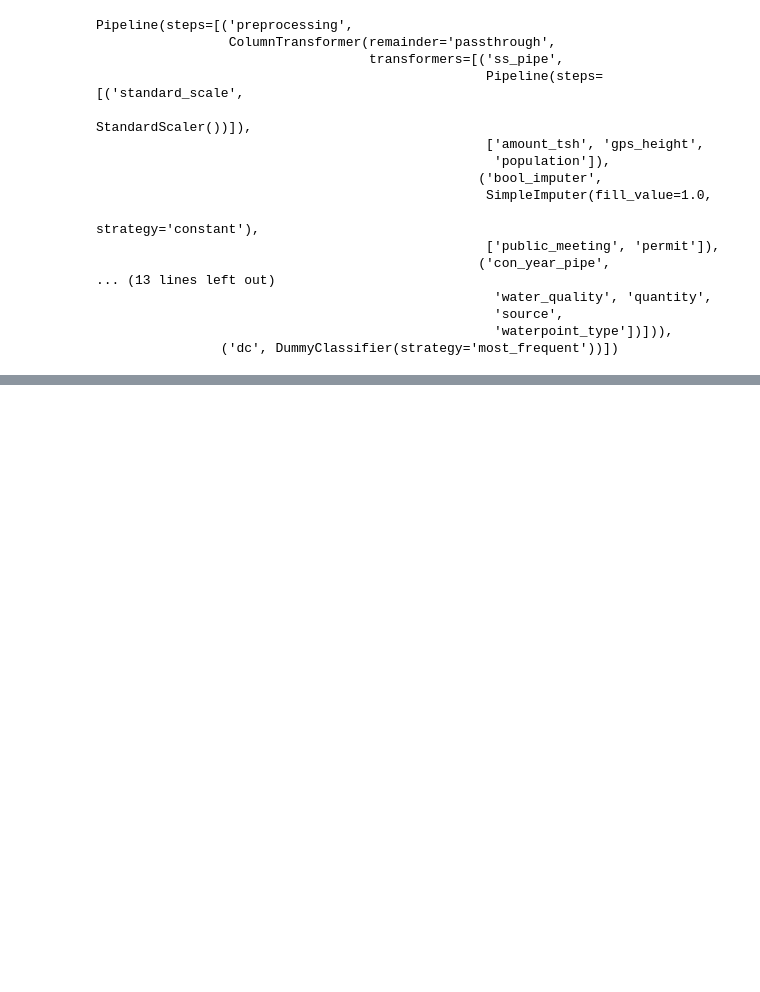
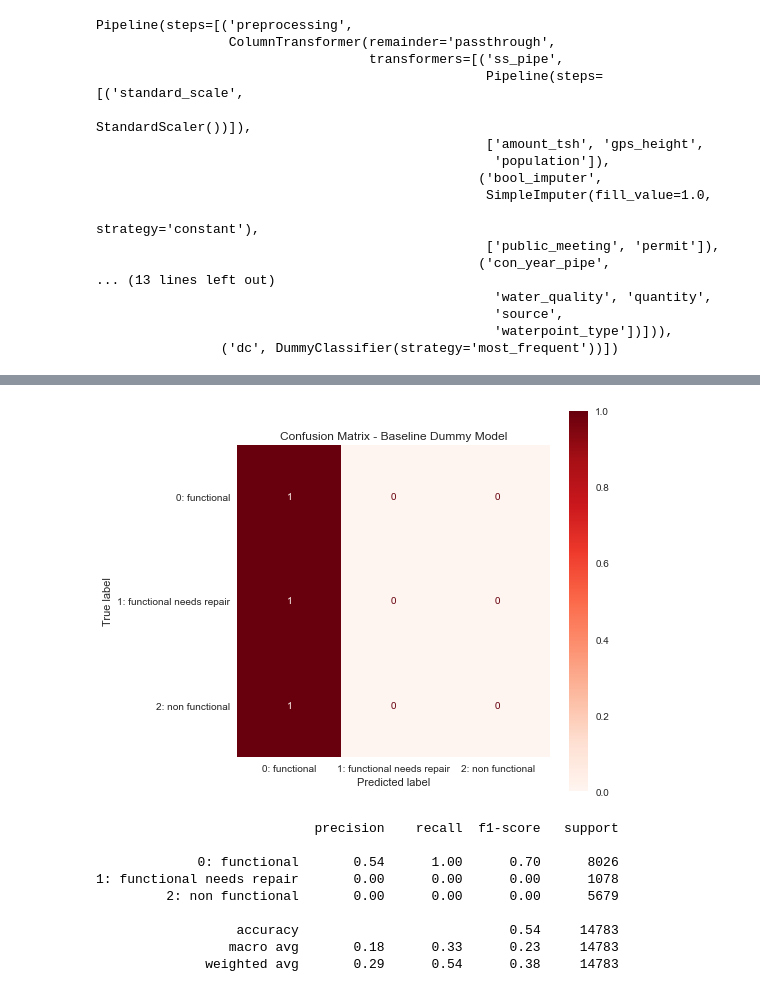
Before and after one commit to rjpost20/Classification-Project, a Jupyter notebook: Water Pump Classification Model V3.ipynb, the cells around one changed output, grey strips where cells are left out. Saved outputs shown, nothing was run; the diff lists cells and outputs as text; code cells hidden in the pictures; blank space fills up the shorter version.

```diff
--- a/Water Pump Classification Model V3.ipynb
+++ b/Water Pump Classification Model V3.ipynb
@@ -778,0 +786,28 @@ Cross_Val F1 Score: 0.234583
+# %%
+# Set ax size
+fig, ax = plt.subplots(figsize=(7, 7))
+
+# Define confusion matrix label names
+class_names = ['0: functional', '1: functional needs repair', '2: non functional']
+
+# Plot confusion matrix on testing data
+plot_confusion_matrix(dummy_pipe, X_test, y_test, normalize='true', display_labels=class_names, ax=ax, cmap='Reds')
+plt.grid(False)
+plt.title('Confusion Matrix - Baseline Dummy Model')
+plt.show()
+
+# Print classification report on testing data
+print('\n')
+y_preds = dummy_pipe.predict(X_test)
+print(classification_report(y_test, y_preds, target_names=class_names))
+# %% [output]
+[figure, added]
+                            precision    recall  f1-score   support
+
+             0: functional       0.54      1.00      0.70      8026
+1: functional needs repair       0.00      0.00      0.00      1078
+         2: non functional       0.00      0.00      0.00      5679
+
+                  accuracy                           0.54     14783
+                 macro avg       0.18      0.33      0.23     14783
+              weighted avg       0.29      0.54      0.38     14783
```
Also changed, not shown: parts of 13 cells of this notebook.
